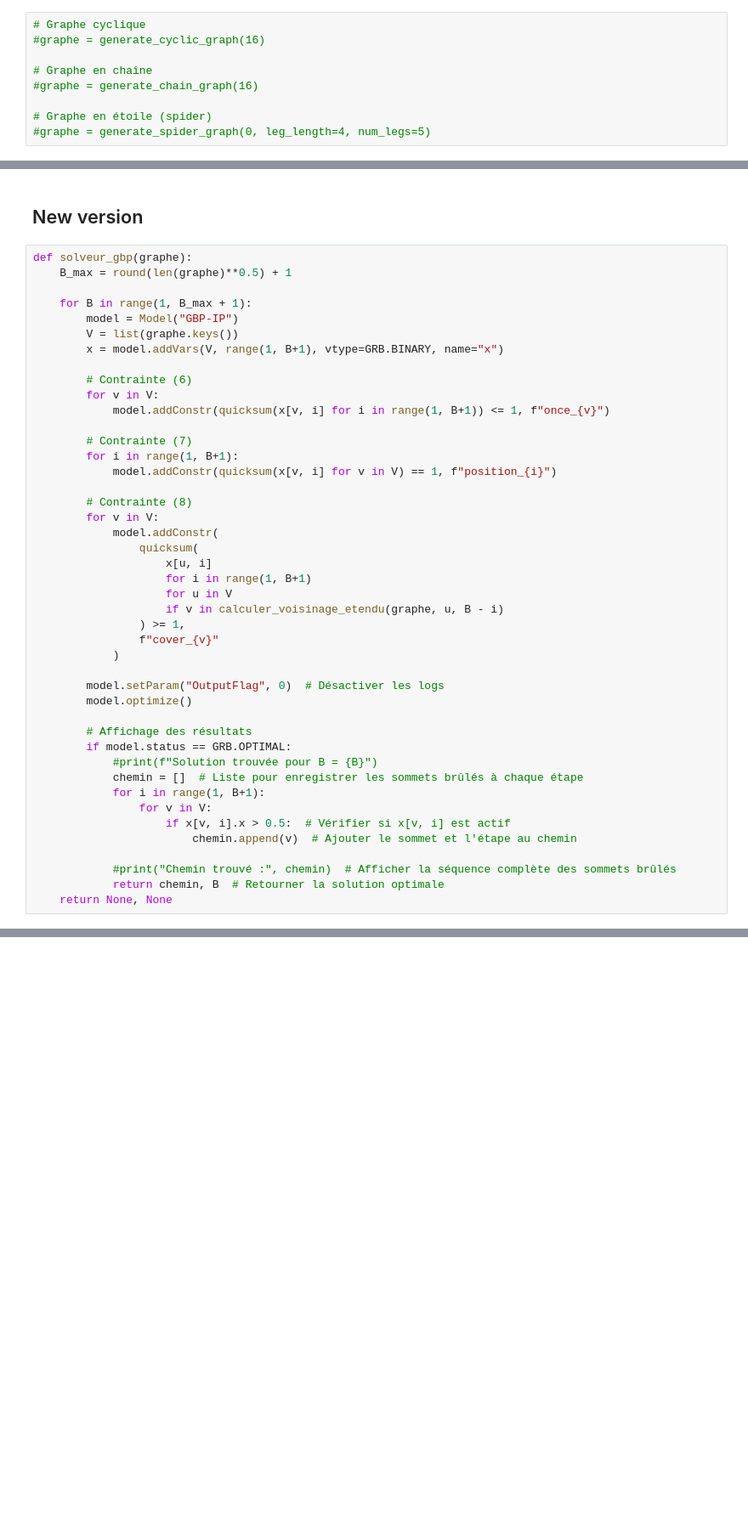
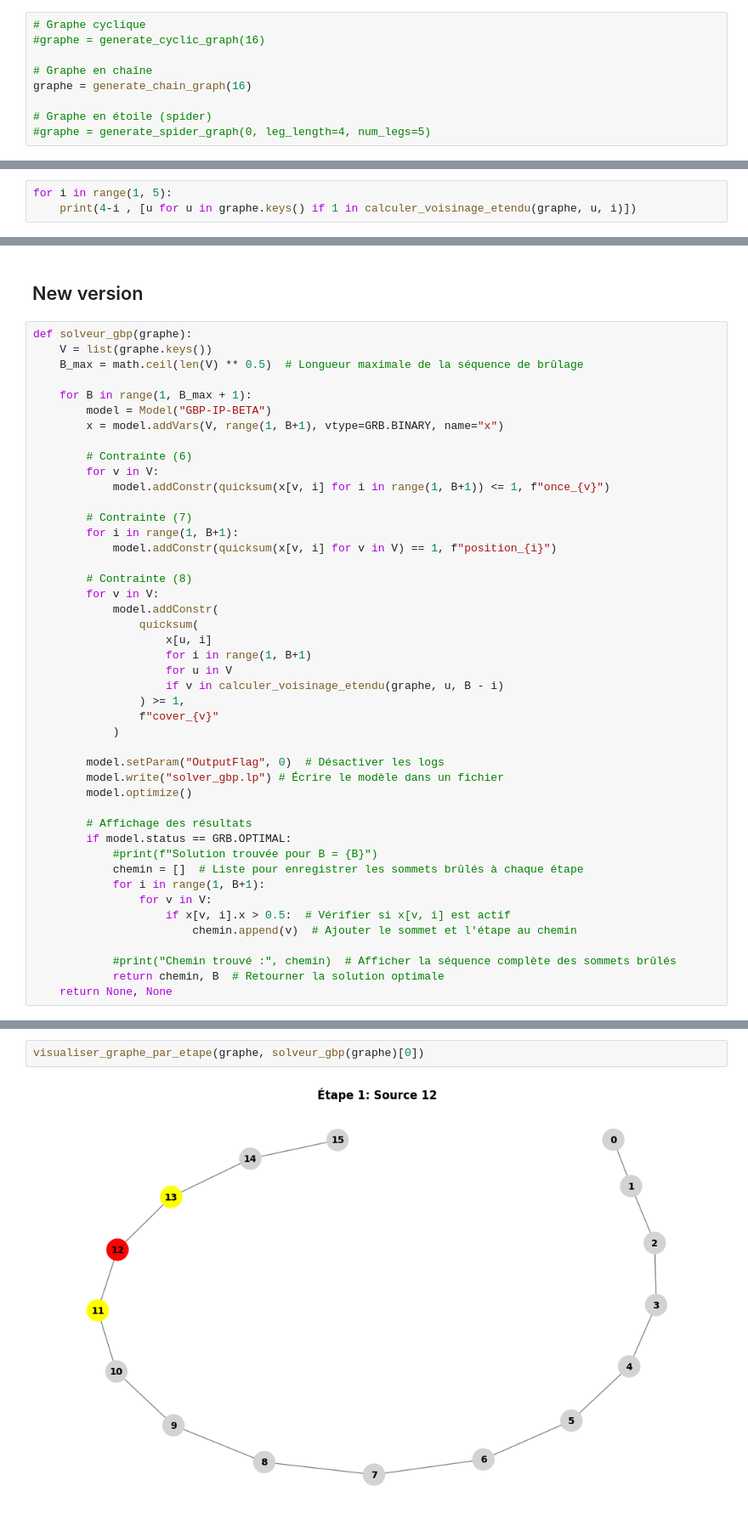
Before and after one commit to OussamaLay/Graph_Burning_Problem, a Jupyter notebook: mtd_math.ipynb, the cells around one changed output, grey strips where cells are left out. Shown: that part at 85% size. Drawn from its saved outputs; the diff is of its cells as text; blank space fills up the shorter version.

```diff
--- a/mtd_math.ipynb
+++ b/mtd_math.ipynb
@@ -94,7 +95,7 @@ graphe = lire_graphe(fichier)
 #graphe = generate_cyclic_graph(16)
 
 # Graphe en chaîne
-#graphe = generate_chain_graph(16)
+graphe = generate_chain_graph(16)
 
 # Graphe en étoile (spider)
 #graphe = generate_spider_graph(0, leg_length=4, num_legs=5)
@@ -110,0 +129,3 @@ tester pour les graphe chemain et graphe arégné et graphe étoile
+# %%
+for i in range(1, 5):
+    print(4-i , [u for u in graphe.keys() if 1 in calculer_voisinage_etendu(graphe, u, i)])
@@ -182,11 +212,11 @@ La modélisation présente quelques problèmes clés à corriger, notamment conc
 ## New version
 # %%
 def solveur_gbp(graphe):
-    B_max = round(len(graphe)**0.5) + 1
+    V = list(graphe.keys())
+    B_max = math.ceil(len(V) ** 0.5)  # Longueur maximale de la séquence de brûlage
 
     for B in range(1, B_max + 1):
-        model = Model("GBP-IP")
-        V = list(graphe.keys())
+        model = Model("GBP-IP-BETA")
         x = model.addVars(V, range(1, B+1), vtype=GRB.BINARY, name="x")
 
         # Contrainte (6)
@@ -210,6 +240,7 @@ def solveur_gbp(graphe):
             )
 
         model.setParam("OutputFlag", 0)  # Désactiver les logs
+        model.write("solver_gbp.lp") # Écrire le modèle dans un fichier
         model.optimize()
 
         # Affichage des résultats
@@ -239,0 +327,4 @@ Chemin trouvé : [32, 17, 3, 29]
+# %%
+visualiser_graphe_par_etape(graphe, solveur_gbp(graphe)[0])
+# %% [output]
+[figure, added]
```
Also changed, not shown: parts of 15 cells of this notebook, 6 other files.
